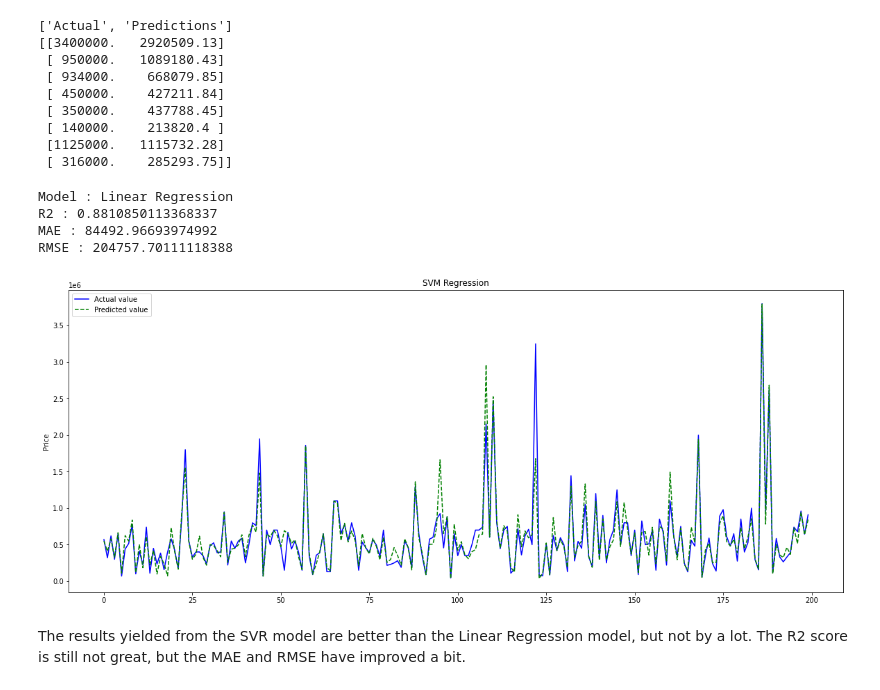
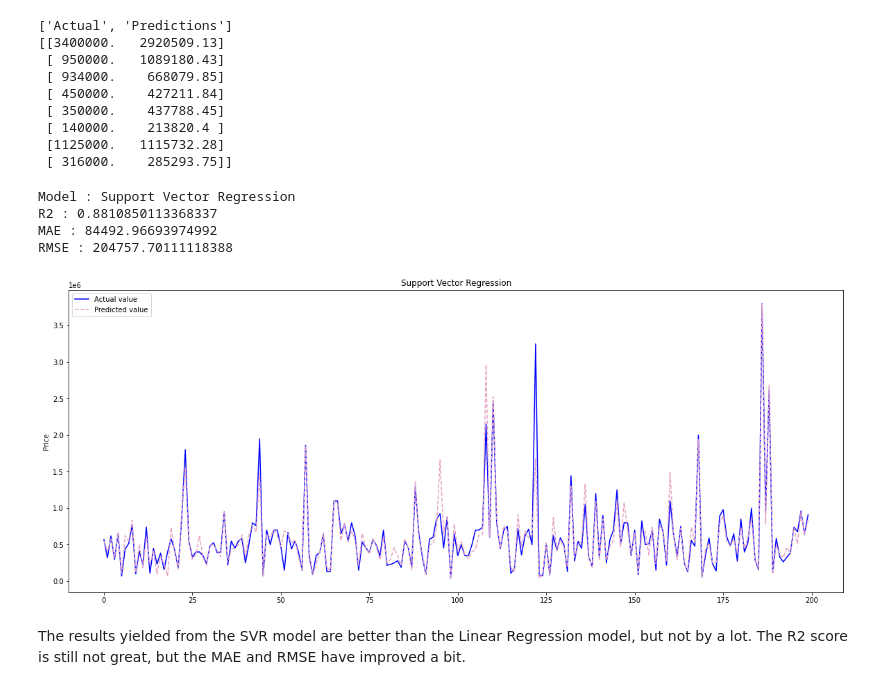
Before and after one commit to mnbuhl/used-car-price, a Jupyter notebook: selling_price/model_selection.ipynb, the cells around one changed output. Saved outputs shown, nothing was run; the diff lists cells and outputs as text; code cells hidden in the pictures.

```diff
--- a/selling_price/model_selection.ipynb
+++ b/selling_price/model_selection.ipynb
@@ -50,11 +50,14 @@ def model_evaluation(model: str, y_test, y_pred):
     return [model, r2, mae, rmse]
 # %%
 # Plots n predictions and actual values against each other
+import random
 
 def plot_results_graph(model: str, y_test, y_pred, start: int = 0, end: int = 200):
+    color = (random.random(), random.random(), 0)
+
     plt.figure(figsize=(20, 8))
-    plt.plot(y_test[start:end], "b")
-    plt.plot(y_pred[start:end], "g--")
+    plt.plot(y_test[start:end], color="b")
+    plt.plot(y_pred[start:end], '--', color=color,)
     plt.title(model)
     plt.ylabel('Price')
     plt.legend(['Actual value','Predicted value'])
@@ -165,18 +168,18 @@ print(pred_vs_actual[:8])
  [1125000.   1115732.28]
  [ 316000.    285293.75]]
 # %%
-svm_reg_result = model_evaluation('Linear Regression', y_test, y_pred)
+svm_reg_result = model_evaluation('Support Vector Regression', y_test, y_pred)
 
 for i in range(len(svm_reg_result)):
     print(labels[i], ':', svm_reg_result[i])
 # %% [output]
-Model : Linear Regression
+Model : Support Vector Regression
 R2 : 0.8810850113368337
 MAE : 84492.96693974992
 RMSE : 204757.70111118388
 # %%
-plot_results_graph('SVM Regression', y_test, y_pred, 400, 600)
+plot_results_graph('Support Vector Regression', y_test, y_pred, 400, 600)
 # %% [output]
-[figure, old version]
+[figure, new version]
 # %% [markdown]
 The results yielded from the SVR model are better than the Linear Regression model, but not by a lot. The R2 score is still not great, but the MAE and RMSE have improved a bit.
```
Also changed, not shown: parts of 7 cells of this notebook.
